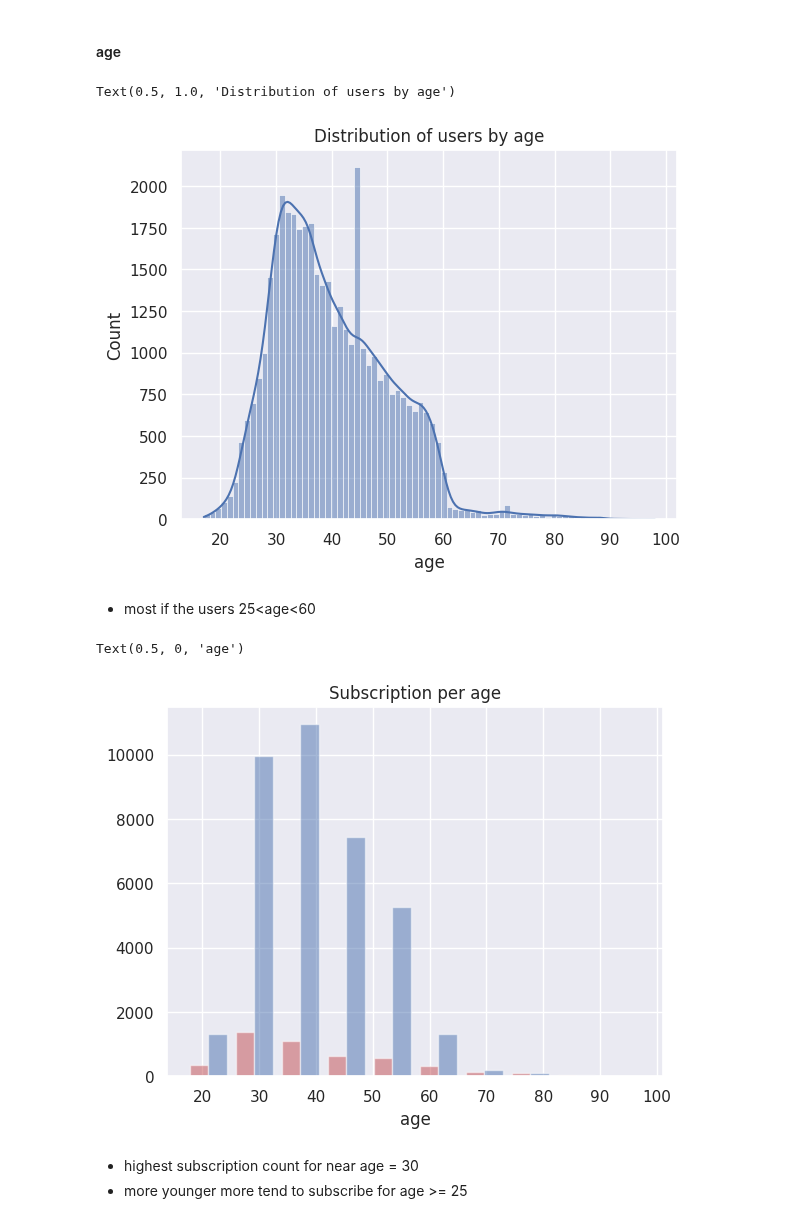
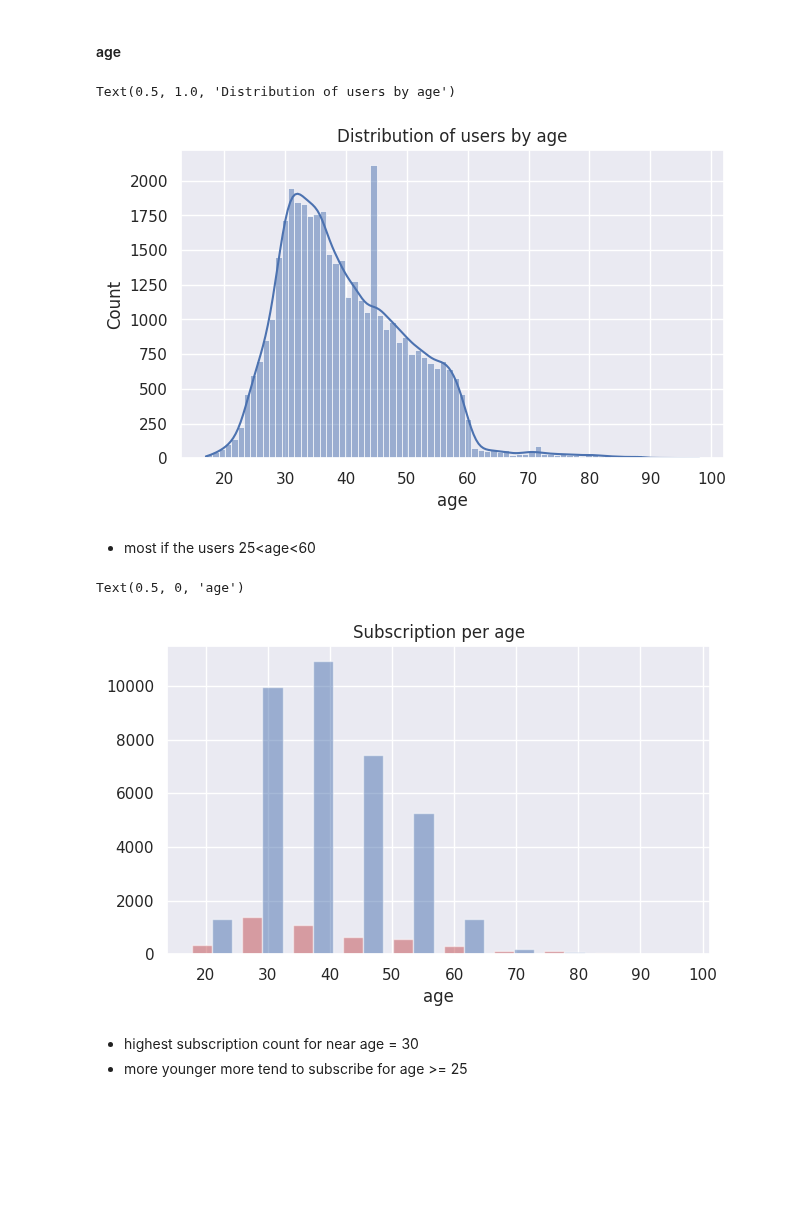
Before and after one commit to dmytrovelychko/rd_ds_python, a Jupyter notebook: cw.ipynb, the cells around one changed output. Saved outputs shown, nothing was run; the diff lists cells and outputs as text; code cells hidden in the pictures; blank space fills up the shorter version.

```diff
--- a/cw.ipynb
+++ b/cw.ipynb
@@ -145,20 +145,22 @@ df.describe()
 # %% [markdown]
 #### age
 # %%
+plt.figure(figsize=(7,4))
 sns.histplot(df['age'], bins=len(df['age'].unique()), kde=True)
 plt.title('Distribution of users by age')
 # %% [output]
 Text(0.5, 1.0, 'Distribution of users by age')
-[figure, old version]
+[figure, new version]
 # %% [markdown]
 - most if the users 25<age<60
 # %%
+plt.figure(figsize=(7,4))
 plt.hist([df[df['y'] == 'yes']['age'], df[df['y'] == 'no']['age']], color=['r','b'], alpha=0.5)
 plt.title('Subscription per age')
 plt.xlabel('age')
 # %% [output]
 Text(0.5, 0, 'age')
-[figure, old version]
+[figure, new version]
 # %% [markdown]
 - highest subscription count for near age = 30
 - more younger more tend to subscribe for age >= 25
```
Also changed, not shown: parts of 10 cells of this notebook.
